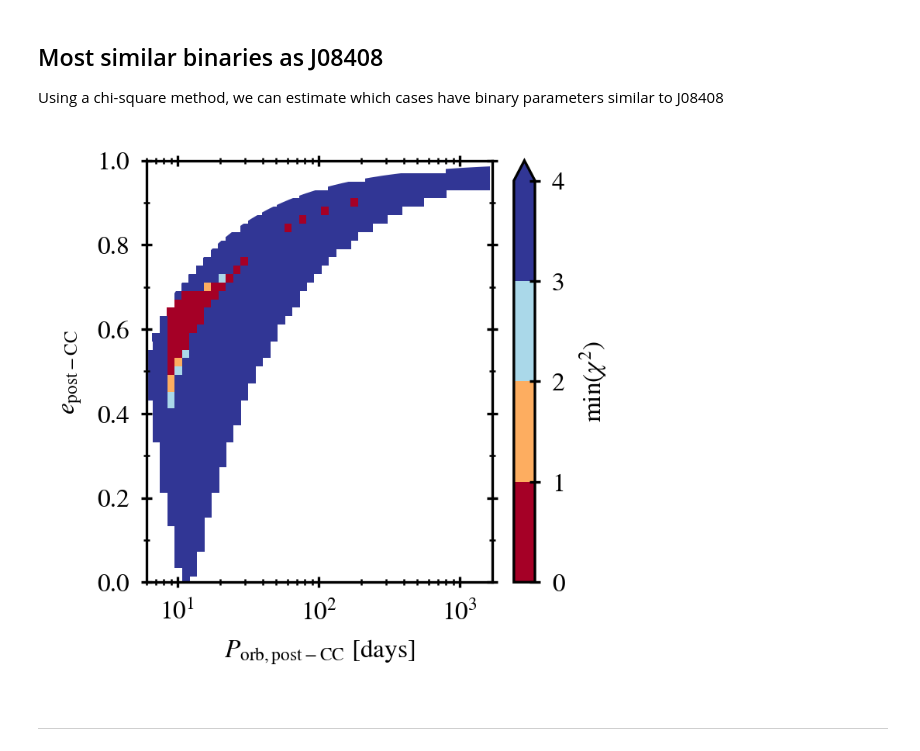
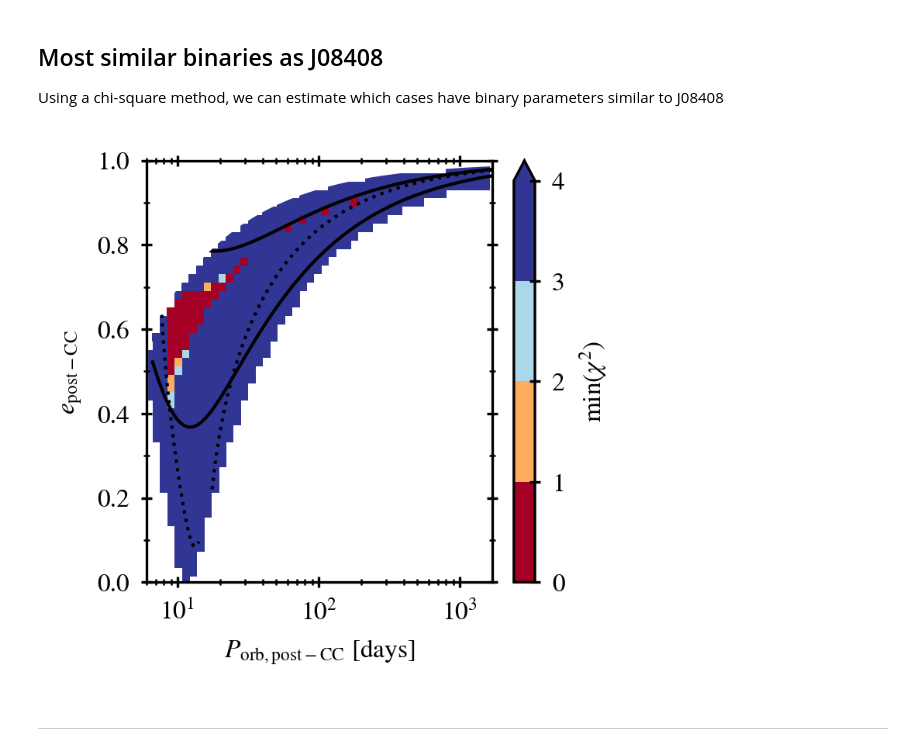
Before and after one commit to asimazbunzel/j08408, a Jupyter notebook: notebooks/grid-of-star-plus-ns.ipynb, the cells around one changed output. Cells and saved outputs as stored; diff of their text form; code cells hidden in the pictures.

```diff
--- a/notebooks/grid-of-star-plus-ns.ipynb
+++ b/notebooks/grid-of-star-plus-ns.ipynb
@@ -201,7 +201,7 @@ def get_line_of_constant_w(w):
     # now use the interpolation to get lines of constant w
     xmin = np.min(P_f)
     xmax = np.max(P_f)
-    xnew = np.logspace(np.log10(xmin), np.log10(xmax - 1), 1000)
+    xnew = np.logspace(np.log10(xmin + 0.01), np.log10(xmax - 0.01), 1000)
     return xnew, f(xnew), f
 
 
@@ -238,7 +238,7 @@ def get_line_of_constant_theta(theta, boundary=None, value=None):
     # now use the interpolation to get lines of constant w
     xmin = np.min(P_f)
     xmax = np.max(P_f)
-    xnew = np.logspace(np.log10(xmin), np.log10(xmax - 1), 1000)
+    xnew = np.logspace(np.log10(xmin + 0.1), np.log10(xmax - 0.1), 1000)
     return xnew, f(xnew), f
 
 
@@ -620,41 +620,39 @@ progenitors_with_patches(additional_info_on_progenitors, fig, ax, cmap, bounds,
 cbar = fig.colorbar(sm, ax=ax, label="$\\min(\\chi^2)$", extend="max")
 cbar.minorticks_off()
 
 # limit on minimum separation (period) due to the presence of non-compact companion
 # a_f * (1 - e) = R_2 => e = 1 - (R_2 / a_f)
 porbs = np.logspace(np.log10(1), np.log10(np.max(p_grid)))
 eccmaxs = 1 - (r2precc / P_to_a(porbs, remnantmass, m2precc))
 ax.fill_between(porbs, eccmaxs, 1, color="white", zorder=1)
 ax.fill_between([4.0, 6], 0.01, 0.6, color="white", zorder=1)
 
 # lines of constant theta
-for theta in [np.pi/2, 2*np.pi/3, 3*np.pi/4, np.pi]:
+for theta in [np.pi/2, 3*np.pi/4]:#, 2*np.pi/3, 3*np.pi/4, np.pi]:
     ls = ":"
     if abs(theta - 3*np.pi/4) < 1e-6:
         x_tmp, y_tmp, _ = get_line_of_constant_theta(theta, "below", 0.75)
         ax.plot(x_tmp, y_tmp, color="black", ls=ls, lw=1, zorder=0.9)
         x_tmp, y_tmp, _ = get_line_of_constant_theta(theta, "above", 0.75)
         ax.plot(x_tmp, y_tmp, color="black", ls=ls, lw=1, zorder=0.9)
     elif abs(theta - 2*np.pi/3) < 1e-6:
-        x_tmp, y_tmp, _ = get_line_of_constant_theta(theta, "below", 0.40)
+        x_tmp, y_tmp, _ = get_line_of_constant_theta(theta, "below", 0.48)
         ax.plot(x_tmp, y_tmp, color="black", ls=ls, lw=1, zorder=0.9)
-        x_tmp, y_tmp, _ = get_line_of_constant_theta(theta, "above", 0.34)
+        x_tmp, y_tmp, _ = get_line_of_constant_theta(theta, "above", 0.40)
         ax.plot(x_tmp, y_tmp, color="black", ls=ls, lw=1, zorder=0.9)
     else:
-        break
         x_tmp, y_tmp, _ = get_line_of_constant_theta(theta)
-        ax.plot(x_tmp, y_tmp, color="black", ls=ls, lw=1, zorder=0.9)
+        ax.plot(x_tmp, y_tmp, color="black", ls=ls, lw=1, zorder=99)
 
 # lines of constant kick strength
-for w in [100, 200, 300]:
-    break
+for w in [120, 280]:
     x, y, _ = get_line_of_constant_w(w)
     ax.plot(x, y, color="black", ls="-", lw=1, zorder=0.9)
 
 if save_figures:
     plt.savefig("min_chi2.pdf")
 # %% [output]
-[figure, old version]
+[figure, new version]
 # %% [markdown]
 ---
 # %% [markdown]
```
Also changed, not shown: parts of 14 cells of this notebook.
